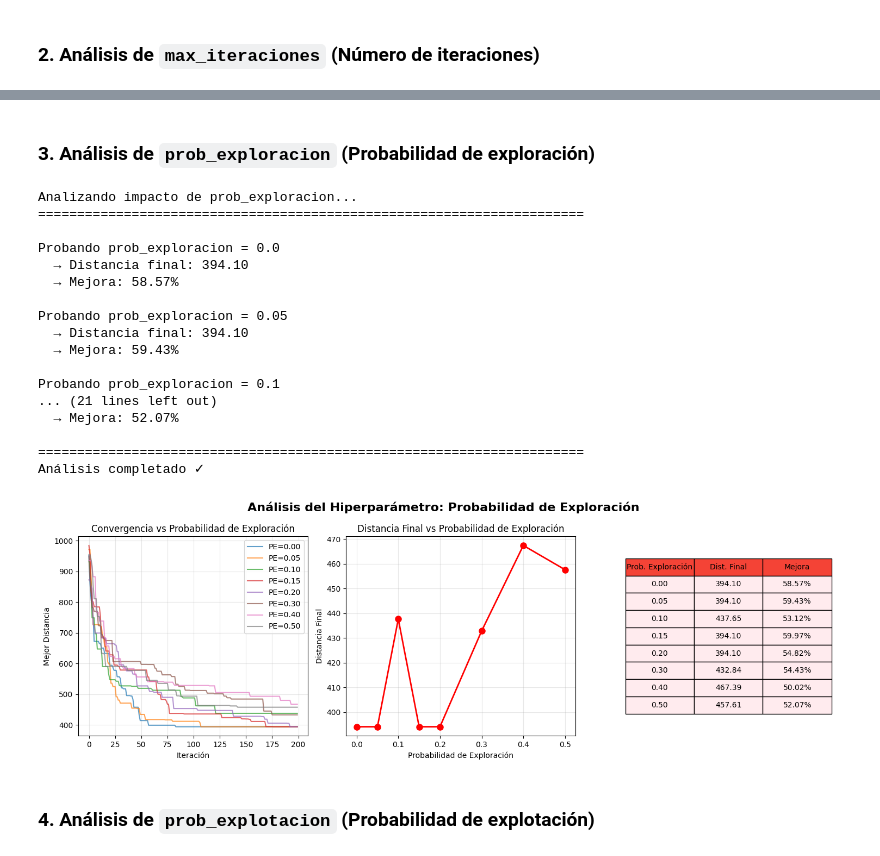
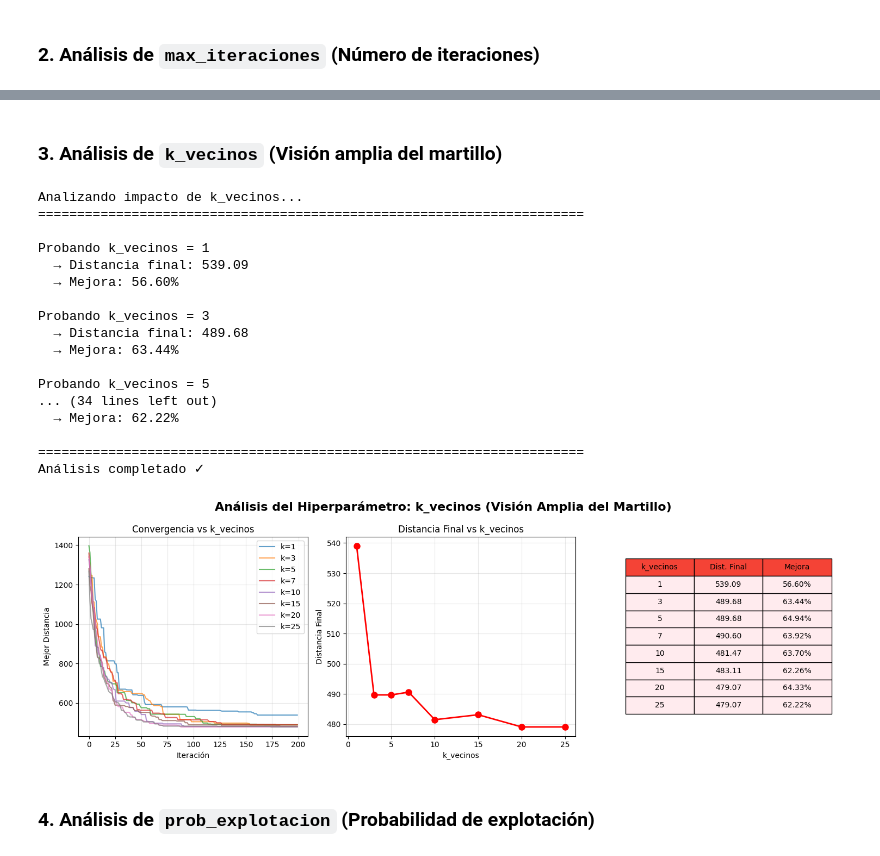
Before and after one commit to cristirofer/HSOA, a Jupyter notebook: HSAO TSP.ipynb, the cells around one changed output, grey strips where cells are left out. Cells and saved outputs as stored; diff of their text form; code cells hidden in the pictures.

```diff
--- a/HSAO TSP.ipynb
+++ b/HSAO TSP.ipynb
@@ -822,29 +826,29 @@ plt.show()
 # %% [markdown]
-### 3. Análisis de `prob_exploracion` (Probabilidad de exploración)
+### 3. Análisis de `k_vecinos` (Visión amplia del martillo)
 # %%
-# Probar diferentes probabilidades de exploración
-prob_explor = [0.0, 0.05, 0.1, 0.15, 0.2, 0.3, 0.4, 0.5]
-resultados_explor = []
+# Probar diferentes valores de k_vecinos
+k_vecinos_values = [1, 3, 5, 7, 10, 15, 20, 25]
+resultados_k_vecinos = []
 
-print("Analizando impacto de prob_exploracion...")
+print("Analizando impacto de k_vecinos...")
 print("=" * 70)
 
-for pe in prob_explor:
-    print(f"\nProbando prob_exploracion = {pe}")
+for kv in k_vecinos_values:
+    print(f"\nProbando k_vecinos = {kv}")
 
     hsoa_test = HSOA_TSP(
         matriz_distancias=MATRIZ_DISTANCIAS,
         sniffer_count=SNIFFER_COUNT,
         max_iteraciones=MAX_ITERACIONES,
-        prob_exploracion=pe,
+        k_vecinos=kv,
         prob_explotacion=PROB_EXPLOTACION,
         verbose=False
     )
 
     mejor_ruta_test, mejor_dist_test = hsoa_test.optimizar()
 
-    resultados_explor.append({
-        'prob_exploracion': pe,
+    resultados_k_vecinos.append({
+        'k_vecinos': kv,
         'mejor_distancia': mejor_dist_test,
         'historial': hsoa_test.historial_mejor.copy(),
         'distancia_final': hsoa_test.historial_mejor[-1],
@@ -852,80 +856,80 @@ for pe in prob_explor:
     })
 
     print(f"  → Distancia final: {mejor_dist_test:.2f}")
-    print(f"  → Mejora: {resultados_explor[-1]['mejora']:.2f}%")
+    print(f"  → Mejora: {resultados_k_vecinos[-1]['mejora']:.2f}%")
 
 print("\n" + "=" * 70)
 print("Análisis completado ✓")
 # %% [output]
-Analizando impacto de prob_exploracion...
+Analizando impacto de k_vecinos...
 ======================================================================
 
-Probando prob_exploracion = 0.0
-  → Distancia final: 394.10
-  → Mejora: 58.57%
+Probando k_vecinos = 1
+  → Distancia final: 539.09
+  → Mejora: 56.60%
 
-Probando prob_exploracion = 0.05
-  → Distancia final: 394.10
-  → Mejora: 59.43%
+Probando k_vecinos = 3
+  → Distancia final: 489.68
+  → Mejora: 63.44%
 
-Probando prob_exploracion = 0.1
-... (21 lines left out)
-  → Mejora: 52.07%
+Probando k_vecinos = 5
+... (34 lines left out)
+  → Mejora: 62.22%
 
 ======================================================================
 Análisis completado ✓
 # %%
-# Visualizar resultados de prob_exploracion
+# Visualizar resultados de k_vecinos
 fig, axes = plt.subplots(1, 3, figsize=(15, 5))
 
-# Gráfica 1: Convergencia para cada prob_exploracion
+# Gráfica 1: Convergencia para cada k_vecinos
 ax1 = axes[0]
-for res in resultados_explor:
-    ax1.plot(res['historial'], label=f"PE={res['prob_exploracion']:.2f}", alpha=0.7)
+for res in resultados_k_vecinos:
+    ax1.plot(res['historial'], label=f"k={res['k_vecinos']}", alpha=0.7)
 ax1.set_xlabel('Iteración')
 ax1.set_ylabel('Mejor Distancia')
-ax1.set_title('Convergencia vs Probabilidad de Exploración')
+ax1.set_title('Convergencia vs k_vecinos')
 ax1.legend()
 ax1.grid(True, alpha=0.3)
 
-# Gráfica 2: Distancia final vs prob_exploracion
+# Gráfica 2: Distancia final vs k_vecinos
 ax2 = axes[1]
-pe_values = [r['prob_exploracion'] for r in resultados_explor]
-dist_finales = [r['distancia_final'] for r in resultados_explor]
-ax2.plot(pe_values, dist_finales, 'o-', linewidth=2, markersize=8, color='red')
-ax2.set_xlabel('Probabilidad de Exploración')
+kv_values = [r['k_vecinos'] for r in resultados_k_vecinos]
+dist_finales = [r['distancia_final'] for r in resultados_k_vecinos]
+ax2.plot(kv_values, dist_finales, 'o-', linewidth=2, markersize=8, color='red')
+ax2.set_xlabel('k_vecinos')
 ax2.set_ylabel('Distancia Final')
-ax2.set_title('Distancia Final vs Probabilidad de Exploración')
+ax2.set_title('Distancia Final vs k_vecinos')
 ax2.grid(True, alpha=0.3)
 
 # Gráfica 3: Tabla resumen
 ax3 = axes[2]
 ax3.axis('tight')
 ax3.axis('off')
-tabla_data = [[f"{r['prob_exploracion']:.2f}", f"{r['distancia_final']:.2f}", f"{r['mejora']:.2f}%"]
-              for r in resultados_explor]
+tabla_data = [[f"{r['k_vecinos']}", f"{r['distancia_final']:.2f}", f"{r['mejora']:.2f}%"]
+              for r in resultados_k_vecinos]
 tabla = ax3.table(cellText=tabla_data,
-                  colLabels=['Prob. Exploración', 'Dist. Final', 'Mejora'],
+                  colLabels=['k_vecinos', 'Dist. Final', 'Mejora'],
                   cellLoc='center', loc='center',
                   colWidths=[0.3, 0.3, 0.3])
 tabla.auto_set_font_size(False)
 tabla.set_fontsize(10)
 tabla.scale(1, 2)
-for i in range(len(pe_values) + 1):
+for i in range(len(kv_values) + 1):
     if i == 0:
         tabla[(i, 0)].set_facecolor('#F44336')
         tabla[(i, 1)].set_facecolor('#F44336')
         tabla[(i, 2)].set_facecolor('#F44336')
     else:
         tabla[(i, 0)].set_facecolor('#FFEBEE')
         tabla[(i, 1)].set_facecolor('#FFEBEE')
         tabla[(i, 2)].set_facecolor('#FFEBEE')
 
-plt.suptitle('Análisis del Hiperparámetro: Probabilidad de Exploración', fontsize=16, fontweight='bold')
+plt.suptitle('Análisis del Hiperparámetro: k_vecinos (Visión Amplia del Martillo)', fontsize=16, fontweight='bold')
 plt.tight_layout()
 plt.show()
 # %% [output]
-[figure, old version]
+[figure, new version]
 # %% [markdown]
 ### 4. Análisis de `prob_explotacion` (Probabilidad de explotación)
 # %%
```
Also changed, not shown: parts of 15 cells of this notebook.
